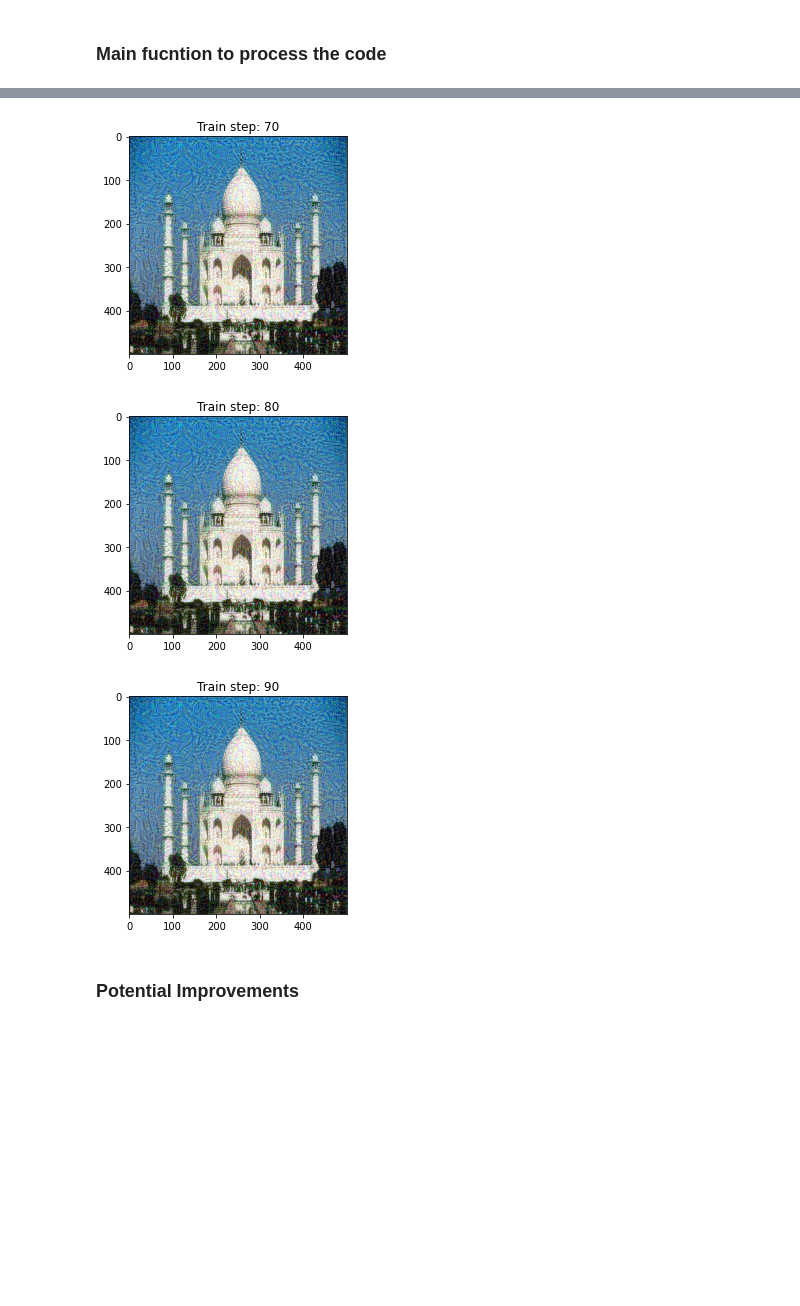
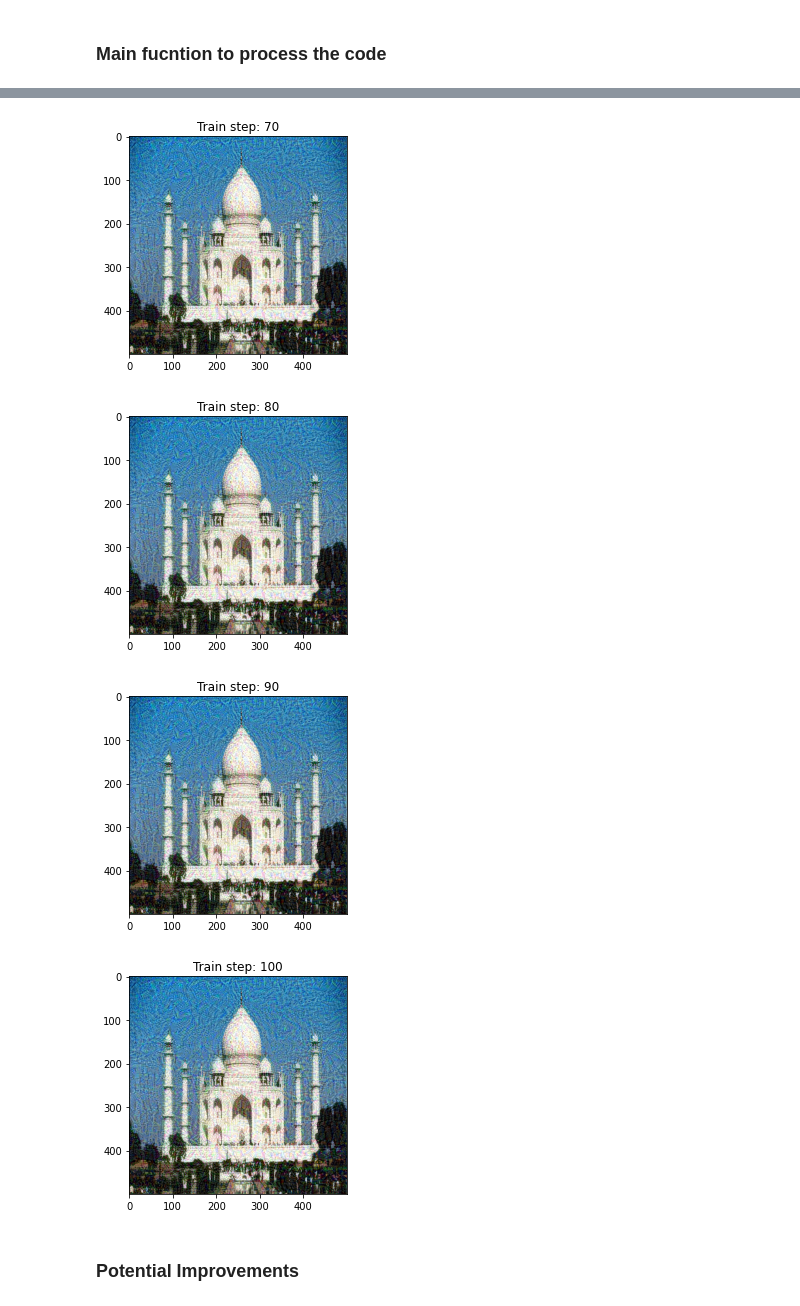
Before and after one commit to brijesh2001kumar/Neural-Style-Transfer, a Jupyter notebook: Neural Syle Transfer submission.ipynb, the cells around one changed output, grey strips where cells are left out. Cells and saved outputs as stored; diff of their text form; code cells hidden in the pictures; blank space fills up the shorter version.

```diff
--- a/Neural Syle Transfer submission.ipynb
+++ b/Neural Syle Transfer submission.ipynb
@@ -63,3 +65,6 @@ In this script I have used VGG-19 pretrained model trained on ImageNet database.
+# %%
+vgg = tf.keras.applications.VGG19(include_top=False, weights='imagenet')
+vgg.trainable = False
 # %% [markdown]
 For my code I will be working on the image of Taj Mahal as the content image and an abstract art image as style image.
 # %%
@@ -214,34 +219,34 @@ def train_step(image):
 # Finally Generate the new Image
 # %%
 target_image = tf.Variable(content)
-epochs = 100
+epochs = 101
 
 step = 0
 for n in range(epochs):
 
     train_step(target_image)
 
     if(n%10==0):
 
         plt.imshow(np.squeeze(target_image.read_value(), 0))
         plt.title("Train step: {}".format(n))
-        plt.show()
 
         # Save the image locally
-        save_path = 'generated_images/gen_img_' + str(n%10) + '.png'
+        save_path = 'generated_images/gen_img_{}.png'.format(n)
         plt.savefig(save_path)
-        plt.close()
+        plt.show()
 # %% [output]
 [figure]
 [figure]
 [figure]
 [figure]
 [figure]
 [figure]
 [figure]
 [figure]
 [figure]
 [figure]
+[figure, added]
 # %% [markdown]
 ### Potential Improvements
 # %% [markdown]
```
Also changed, not shown: parts of 1 cell of this notebook, 15 other files.
